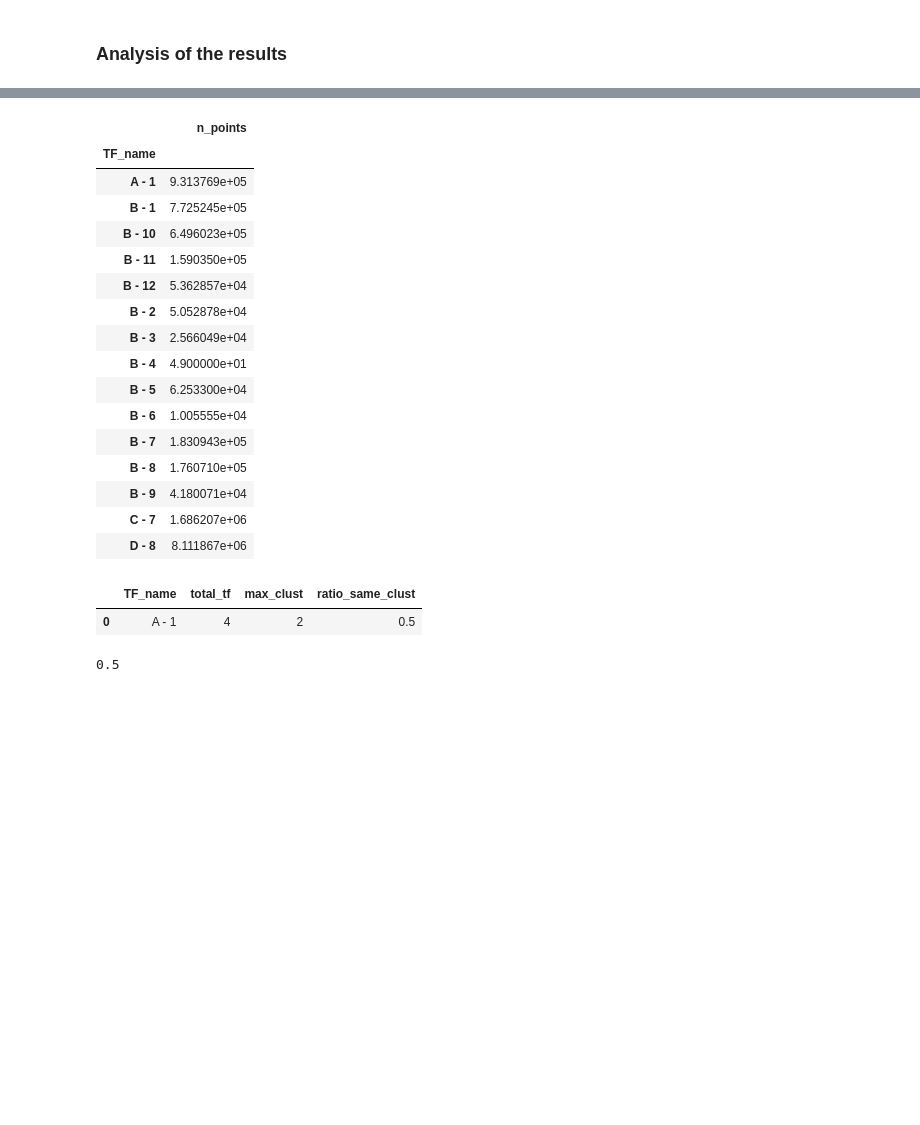
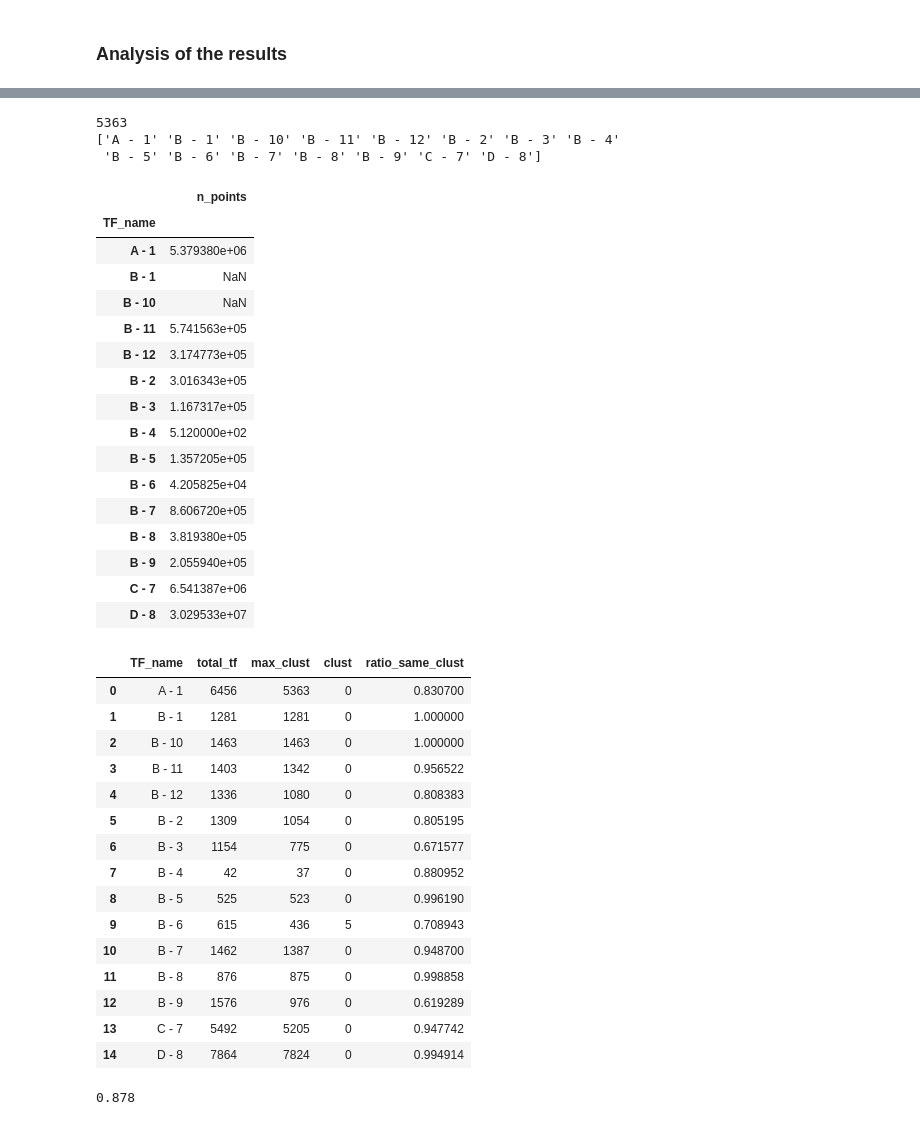
Before and after one commit to CS-433/ml-project-2-transcripted_cherry, a Jupyter notebook: Jupyter notebooks/Task_2.ipynb, the cells around one changed output, grey strips where cells are left out. Drawn from its saved outputs; the diff is of its cells as text; code cells hidden in the pictures; blank space fills up the shorter version.

```diff
--- a/Jupyter notebooks/Task_2.ipynb
+++ b/Jupyter notebooks/Task_2.ipynb
@@ -151,7 +151,7 @@ if normalization == True:
 n_components = 3            #For PCA how many components to keep at the end, 3
 pca_excluded = ['img', 'TF_name','patch'] #define which columns should be excluded -> No additional information for the PCA
 random_state = 42           #input for the Kmeans algorithm to determines random number generation for centroid initialization
-n_clusters = 15              # Number of clusters we want for TF
+n_clusters = 6              # Number of clusters we want for TF
 # %% [markdown]
 ## Find optimal n_component with elbow plot
 # %%
@@ -314,0 +318,14 @@ spread
+# %%
+spread_reset = spread.reset_index()
+a = np.zeros((len(np.unique(spread_reset['TF_name']))+1,len(np.unique(spread_reset['cluster']))+1))
+n_row = len(np.unique(spread_reset['TF_name']))+1
+n_col = len(np.unique(spread_reset['cluster']))+1
+for i,tf in enumerate(np.unique(spread_reset['TF_name'])):
+    for j,cl in enumerate(np.unique(spread_reset['cluster'])):
+        b = spread_reset['n_points'][(spread_reset['TF_name'] == tf) & (spread_reset['cluster'] == cl)]
+        if (b.size > 0):
+            a[i,j] = b
+            a[n_row-1,j] = a[n_row-1,j] + b
+            a[i,n_col-1] = a[i,n_col-1] + b
+tot = pd.DataFrame(a,index = np.concatenate((np.unique(spread_reset['TF_name']),['Total'])),columns = np.concatenate((np.unique(spread_reset['cluster']),['Total'])))
+tot
@@ -315,38 +350,60 @@ spread
+# %%
+print(spread_reset['n_points'][(spread_reset['TF_name'] == 'A - 1') & (spread_reset['cluster'] == 0)][0])
+print(np.unique(spread_reset['TF_name']))
+# %% [output]
+5363
+['A - 1' 'B - 1' 'B - 10' 'B - 11' 'B - 12' 'B - 2' 'B - 3' 'B - 4'
+ 'B - 5' 'B - 6' 'B - 7' 'B - 8' 'B - 9' 'C - 7' 'D - 8']
 # %%
 spread.groupby('TF_name').var()
 # %% [output]
 |  | n_points |
 | TF_name |  |
-| A - 1 | 9.313769e+05 |
-| B - 1 | 7.725245e+05 |
-| B - 10 | 6.496023e+05 |
-| B - 11 | 1.590350e+05 |
-| B - 12 | 5.362857e+04 |
-| B - 2 | 5.052878e+04 |
-| B - 3 | 2.566049e+04 |
-| B - 4 | 4.900000e+01 |
-| B - 5 | 6.253300e+04 |
-| B - 6 | 1.005555e+04 |
-| B - 7 | 1.830943e+05 |
-| B - 8 | 1.760710e+05 |
-| B - 9 | 4.180071e+04 |
-| C - 7 | 1.686207e+06 |
-| D - 8 | 8.111867e+06 |
+| A - 1 | 5.379380e+06 |
+| B - 1 | NaN |
+| B - 10 | NaN |
+| B - 11 | 5.741563e+05 |
+| B - 12 | 3.174773e+05 |
+| B - 2 | 3.016343e+05 |
+| B - 3 | 1.167317e+05 |
+| B - 4 | 5.120000e+02 |
+| B - 5 | 1.357205e+05 |
+| B - 6 | 4.205825e+04 |
+| B - 7 | 8.606720e+05 |
+| B - 8 | 3.819380e+05 |
+| B - 9 | 2.055940e+05 |
+| C - 7 | 6.541387e+06 |
+| D - 8 | 3.029533e+07 |
 # %%
 # data_ratio, indicating how similar one TF is clustered
-data_ratio = pd.DataFrame(columns = ['TF_name','total_tf','max_clust','ratio_same_clust'])
+data_ratio = pd.DataFrame(columns = ['TF_name','total_tf','max_clust','clust','ratio_same_clust'])
 data_ratio['TF_name'] = [tf for tf in np.unique(ypet_clustered['TF_name'])]
 data_ratio['total_tf'] = [np.sum(ypet_clustered['TF_name']==tf) for tf in np.unique(ypet_clustered['TF_name'])]
 data_ratio['max_clust'] = [max([len(ypet_clustered[(ypet_clustered['cluster'] == i) & (ypet_clustered['TF_name'] == tf)]) for i in range(n_clusters)]) for tf in np.unique(ypet_clustered['TF_name'])]
+data_ratio['clust'] = [np.argmax([len(ypet_clustered[(ypet_clustered['cluster'] == i) & (ypet_clustered['TF_name'] == tf)]) for i in range(n_clusters)]) for tf in np.unique(ypet_clustered['TF_name'])]
 data_ratio['ratio_same_clust'] = data_ratio['max_clust']/data_ratio['total_tf']
 data_ratio
 # %% [output]
-|  | TF_name | total_tf | max_clust | ratio_same_clust |
-| 0 | A - 1 | 4 | 2 | 0.5 |
+|  | TF_name | total_tf | max_clust | clust | ratio_same_clust |
+| 0 | A - 1 | 6456 | 5363 | 0 | 0.830700 |
+| 1 | B - 1 | 1281 | 1281 | 0 | 1.000000 |
+| 2 | B - 10 | 1463 | 1463 | 0 | 1.000000 |
+| 3 | B - 11 | 1403 | 1342 | 0 | 0.956522 |
+| 4 | B - 12 | 1336 | 1080 | 0 | 0.808383 |
+| 5 | B - 2 | 1309 | 1054 | 0 | 0.805195 |
+| 6 | B - 3 | 1154 | 775 | 0 | 0.671577 |
+| 7 | B - 4 | 42 | 37 | 0 | 0.880952 |
+| 8 | B - 5 | 525 | 523 | 0 | 0.996190 |
+| 9 | B - 6 | 615 | 436 | 5 | 0.708943 |
+| 10 | B - 7 | 1462 | 1387 | 0 | 0.948700 |
+| 11 | B - 8 | 876 | 875 | 0 | 0.998858 |
+| 12 | B - 9 | 1576 | 976 | 0 | 0.619289 |
+| 13 | C - 7 | 5492 | 5205 | 0 | 0.947742 |
+| 14 | D - 8 | 7864 | 7824 | 0 | 0.994914 |
 # %%
 round(data_ratio.ratio_same_clust.mean(),3)
 # %% [output]
-0.5
+0.878
 # %%
 cluster_point = ypet_clustered.groupby('cluster').count()
 cluster_point = cluster_point.rename(columns={'index': 'n_points'})
```
Also changed, not shown: parts of 9 cells of this notebook.
